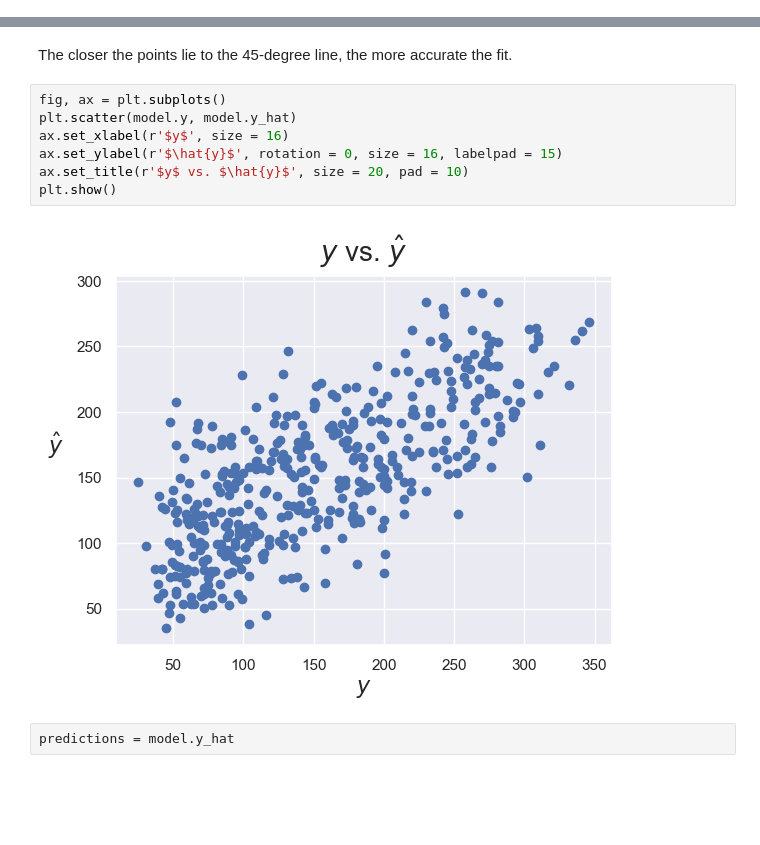
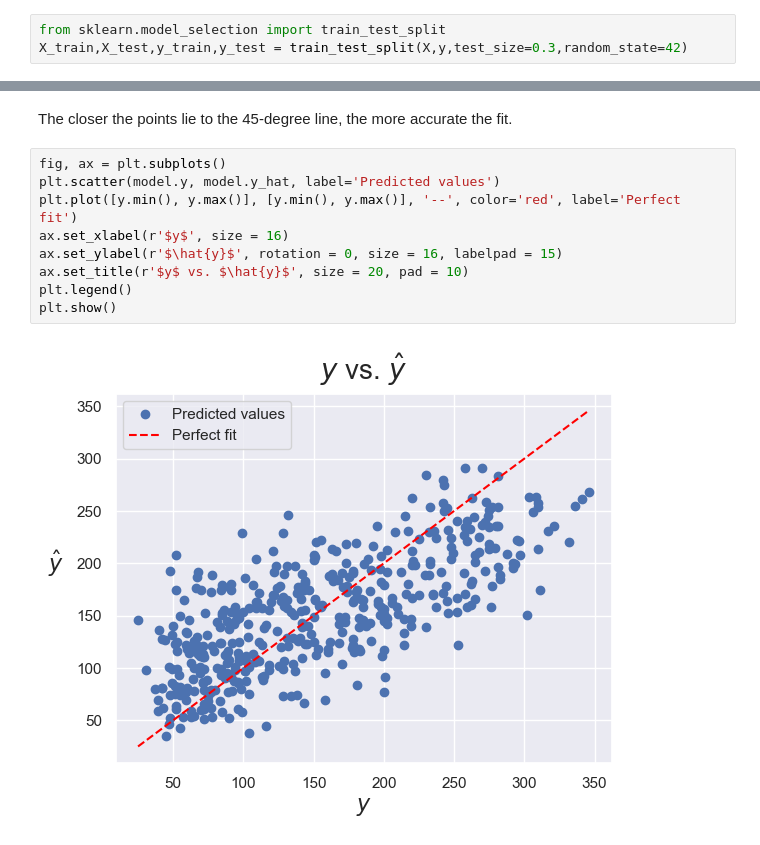
Before and after one commit to Larry122445/ML-DL, a Jupyter notebook: Algorithms_from_Scratch/LinearAlgorithms/LinearRegression.ipynb, the cells around one changed output, grey strips where cells are left out. Drawn from its saved outputs; the diff is of its cells as text; blank space fills up the shorter version.

```diff
--- a/Algorithms_from_Scratch/LinearAlgorithms/LinearRegression.ipynb
+++ b/Algorithms_from_Scratch/LinearAlgorithms/LinearRegression.ipynb
@@ -10,6 +10,9 @@ diab = load_diabetes()
 # %%
 X = diab['data']
 y = diab['target']
+# %%
+from sklearn.model_selection import train_test_split
+X_train,X_test,y_train,y_test = train_test_split(X,y,test_size=0.3,random_state=42)
 # %% [markdown]
 use Loss func and estimate parameter(B).
 use an in-sample prediction to use in the loss func
@@ -51,12 +54,12 @@ sns.set()
 The closer the points lie to the 45-degree line, the more accurate the fit.
 # %%
 fig, ax = plt.subplots()
-plt.scatter(model.y, model.y_hat)
+plt.scatter(model.y, model.y_hat, label='Predicted values')
+plt.plot([y.min(), y.max()], [y.min(), y.max()], '--', color='red', label='Perfect fit')
 ax.set_xlabel(r'$y$', size = 16)
 ax.set_ylabel(r'$\hat{y}$', rotation = 0, size = 16, labelpad = 15)
 ax.set_title(r'$y$ vs. $\hat{y}$', size = 20, pad = 10)
+plt.legend()
 plt.show()
 # %% [output]
-[figure, old version]
+[figure, new version]
-# %%
-predictions = model.y_hat
```
Also changed, not shown: parts of 8 cells of this notebook, 2 other files.
